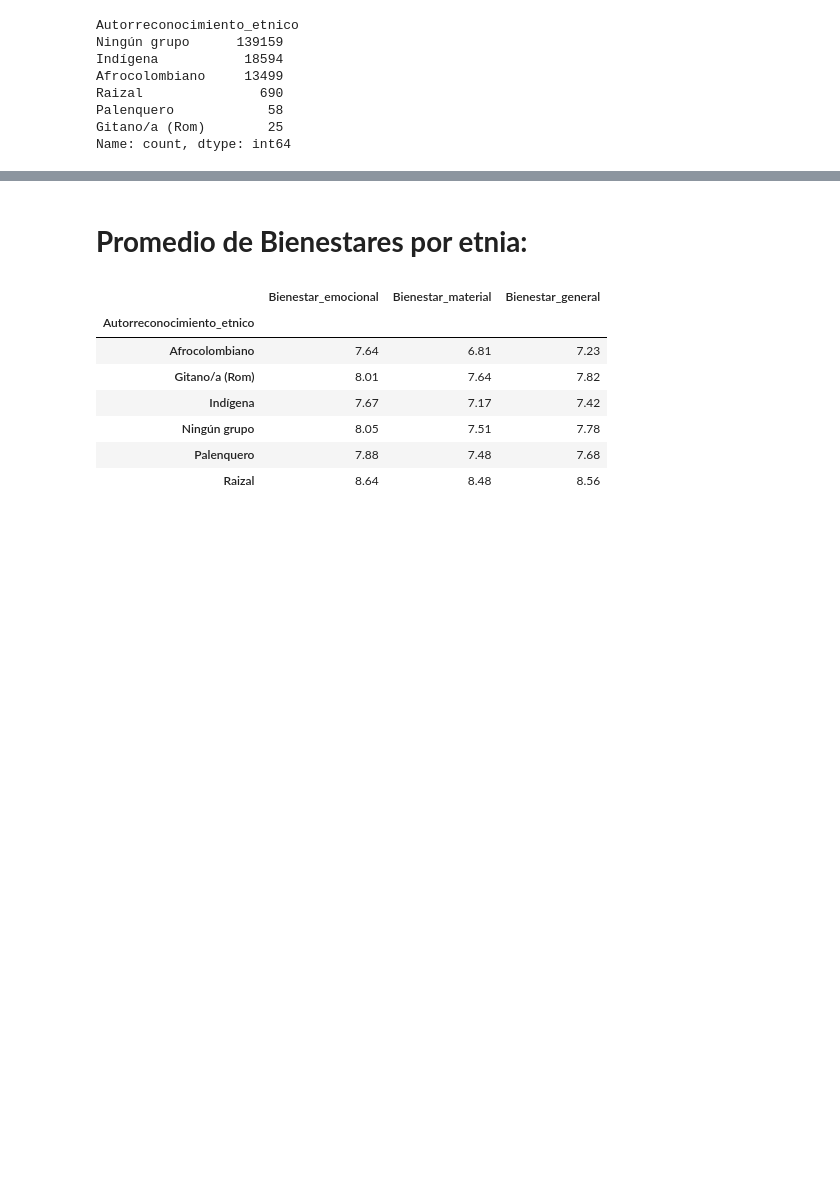
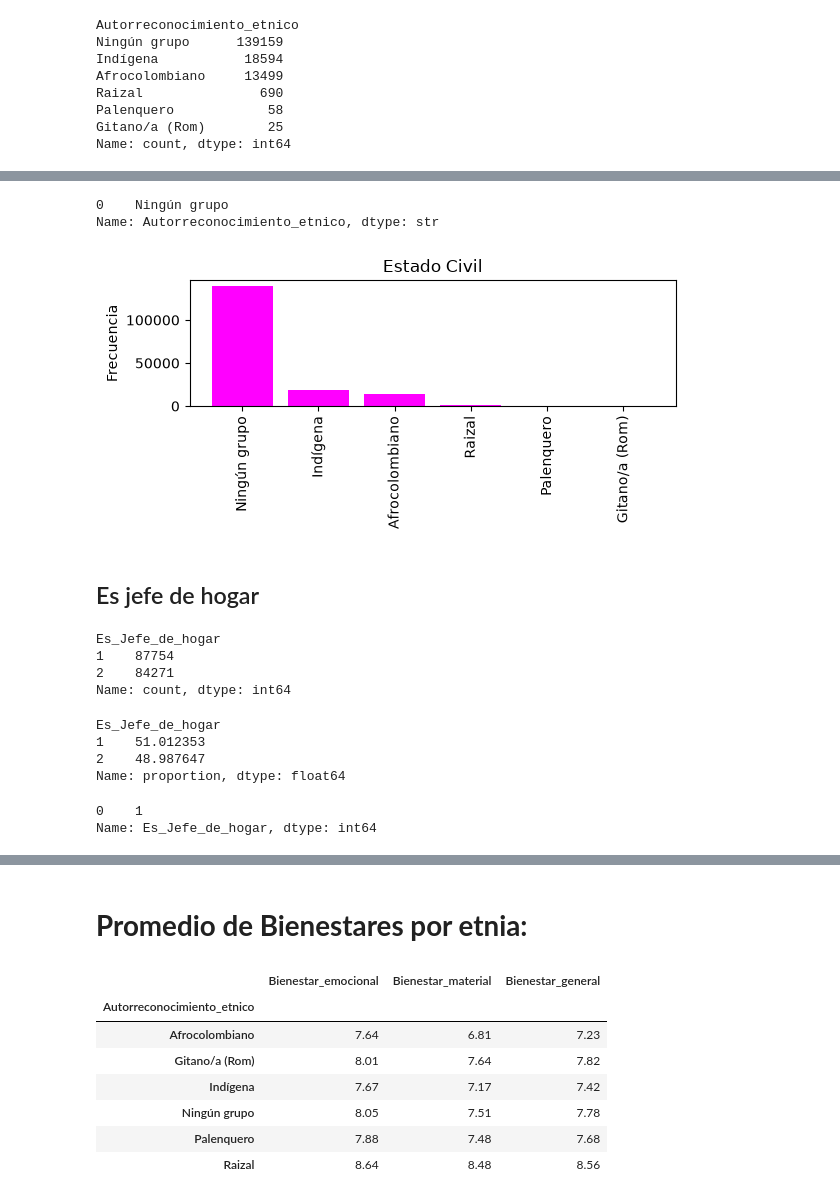
Before and after one commit to Trio-Maravilla/Primer-Proyecto-, a Jupyter notebook: notebooks/data_analysis_Leo.ipynb, the cells around one changed output, grey strips where cells are left out. Cells and saved outputs as stored; diff of their text form; code cells hidden in the pictures; blank space fills up the shorter version.

```diff
--- a/notebooks/data_analysis_Leo.ipynb
+++ b/notebooks/data_analysis_Leo.ipynb
@@ -79,0 +93,38 @@ Name: count, dtype: int64
+# %%
+df["Autorreconocimiento_etnico"].mode()
+# %% [output]
+0    Ningún grupo
+Name: Autorreconocimiento_etnico, dtype: str
+# %%
+edad = df["Autorreconocimiento_etnico"].value_counts()
+
+plt.figure(figsize=(6, 3))
+plt.bar(edad.index, edad.values, color="magenta")
+plt.ylabel("Frecuencia")
+plt.title("Estado Civil")
+plt.xticks(rotation=90)
+plt.tight_layout()
+plt.show()
+# %% [output]
+[figure, added]
+# %% [markdown]
+## Es jefe de hogar
+# %%
+df["Es_Jefe_de_hogar"].value_counts()
+# %% [output]
+Es_Jefe_de_hogar
+1    87754
+2    84271
+Name: count, dtype: int64
+# %%
+df["Es_Jefe_de_hogar"].value_counts(normalize=True)*100
+# %% [output]
+Es_Jefe_de_hogar
+1    51.012353
+2    48.987647
+Name: proportion, dtype: float64
+# %%
+df["Es_Jefe_de_hogar"].mode()
+# %% [output]
+0    1
+Name: Es_Jefe_de_hogar, dtype: int64
```
Also changed, not shown: parts of 108 cells of this notebook, 1 other file.
